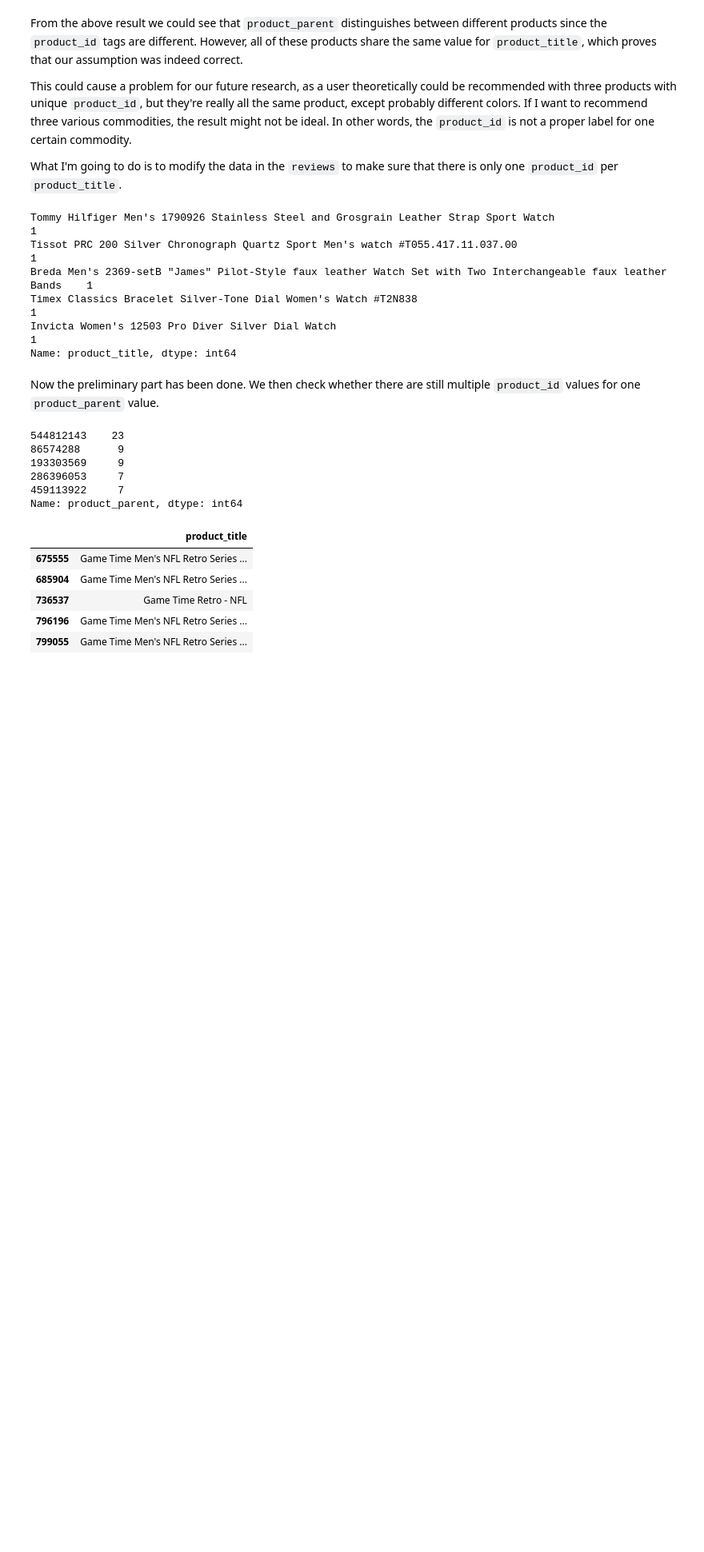
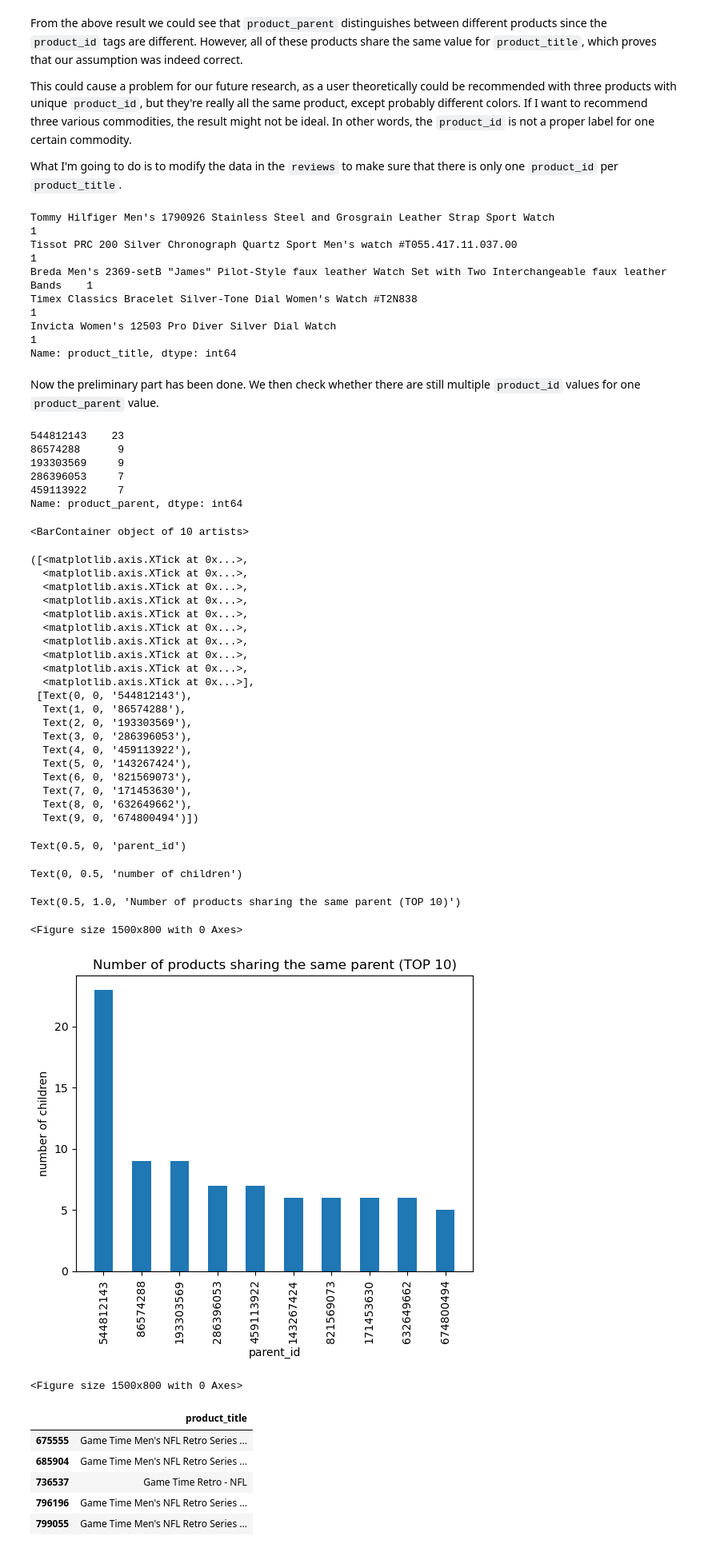
Before and after one commit to CoreyJiang63/Datamining-Recommendation-System, a Jupyter notebook: Preprocessing.ipynb, the cells around one changed output. Shown: that part at 80% size. Drawn from its saved outputs; the diff is of its cells as text; code cells hidden in the pictures; blank space fills up the shorter version.

```diff
--- a/Preprocessing.ipynb
+++ b/Preprocessing.ipynb
@@ -163,16 +203,54 @@ Invicta Women's 12503 Pro Diver Silver Dial Watch
 Name: product_title, dtype: int64
 # %% [markdown]
 Now the preliminary part has been done. We then check whether there are still multiple `product_id` values for one `product_parent` value.
-# %%
-extracted = reviews[['product_parent', 'product_id']].drop_duplicates()
-extracted.product_parent.value_counts().head(5)
-# %% [output]
-544812143    23
-86574288      9
-193303569     9
-286396053     7
-459113922     7
-Name: product_parent, dtype: int64
+# %%
+extracted = reviews[['product_parent', 'product_id']].drop_duplicates()
+extracted.product_parent.value_counts().head(5)
+
+parent_count = extracted.product_parent.value_counts().to_frame().head(10)
+labels = parent_count.index
+dt = parent_count.product_parent
+plt.bar(range(len(dt)), dt, width=0.5)
+plt.xticks(range(len(dt)), labels, rotation=90)
+plt.xlabel("parent_id")
+plt.ylabel("number of children")
+plt.title("Number of products sharing the same parent (TOP 10)")
+plt.figure(figsize=(15,8))
+plt.show()
+# %% [output]
+544812143    23
+86574288      9
+193303569     9
+286396053     7
+459113922     7
+Name: product_parent, dtype: int64
+<BarContainer object of 10 artists>
+([<matplotlib.axis.XTick at 0x...>,
+  <matplotlib.axis.XTick at 0x...>,
+  <matplotlib.axis.XTick at 0x...>,
+  <matplotlib.axis.XTick at 0x...>,
+  <matplotlib.axis.XTick at 0x...>,
+  <matplotlib.axis.XTick at 0x...>,
+  <matplotlib.axis.XTick at 0x...>,
+  <matplotlib.axis.XTick at 0x...>,
+  <matplotlib.axis.XTick at 0x...>,
+  <matplotlib.axis.XTick at 0x...>],
+ [Text(0, 0, '544812143'),
+  Text(1, 0, '86574288'),
+  Text(2, 0, '193303569'),
+  Text(3, 0, '286396053'),
+  Text(4, 0, '459113922'),
+  Text(5, 0, '143267424'),
+  Text(6, 0, '821569073'),
+  Text(7, 0, '171453630'),
+  Text(8, 0, '632649662'),
+  Text(9, 0, '674800494')])
+Text(0.5, 0, 'parent_id')
+Text(0, 0.5, 'number of children')
+Text(0.5, 1.0, 'Number of products sharing the same parent (TOP 10)')
+<Figure size 1500x800 with 0 Axes>
+[figure, added]
+<Figure size 1500x800 with 0 Axes>
 # %%
 idx = 544812143
 reviews[reviews.product_parent == idx][['product_title']].drop_duplicates().head()
```
Also changed, not shown: parts of 4 cells of this notebook.
